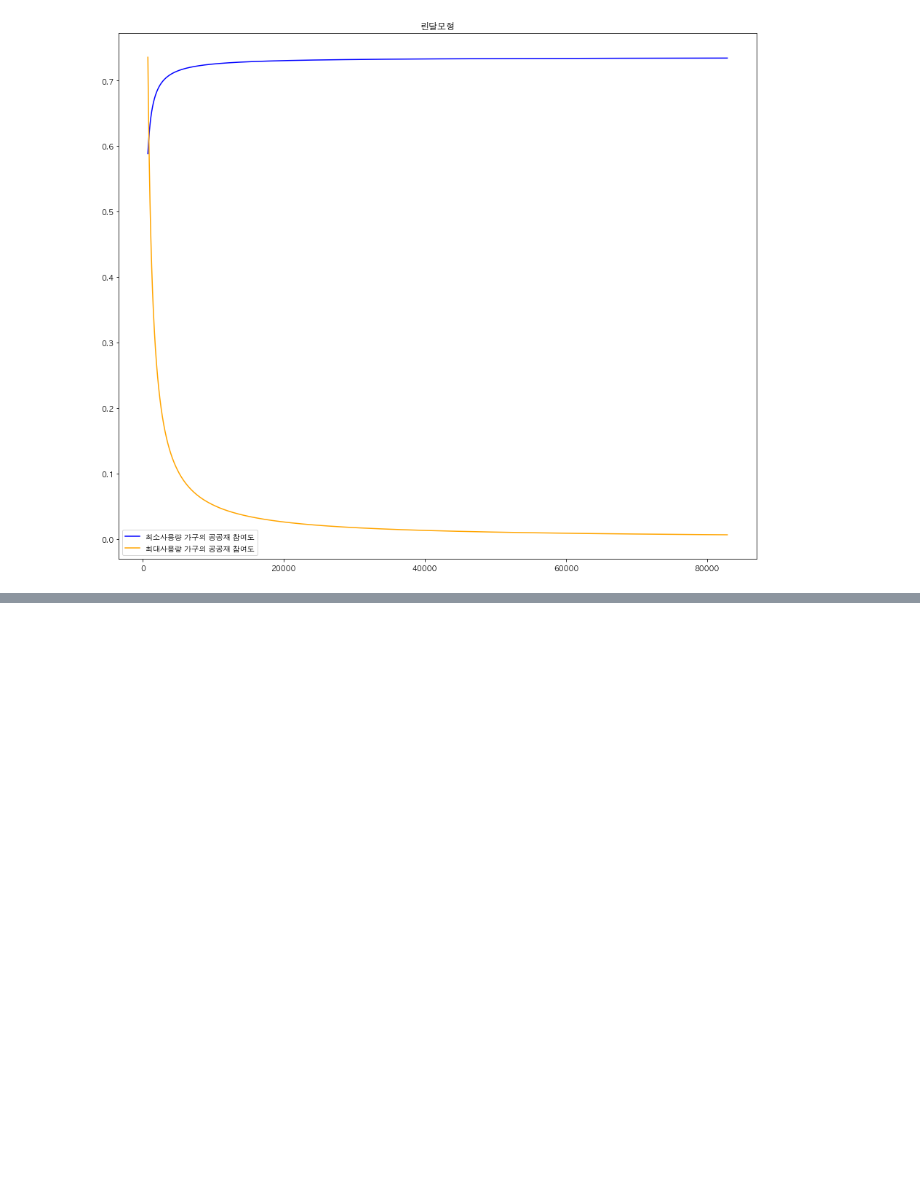
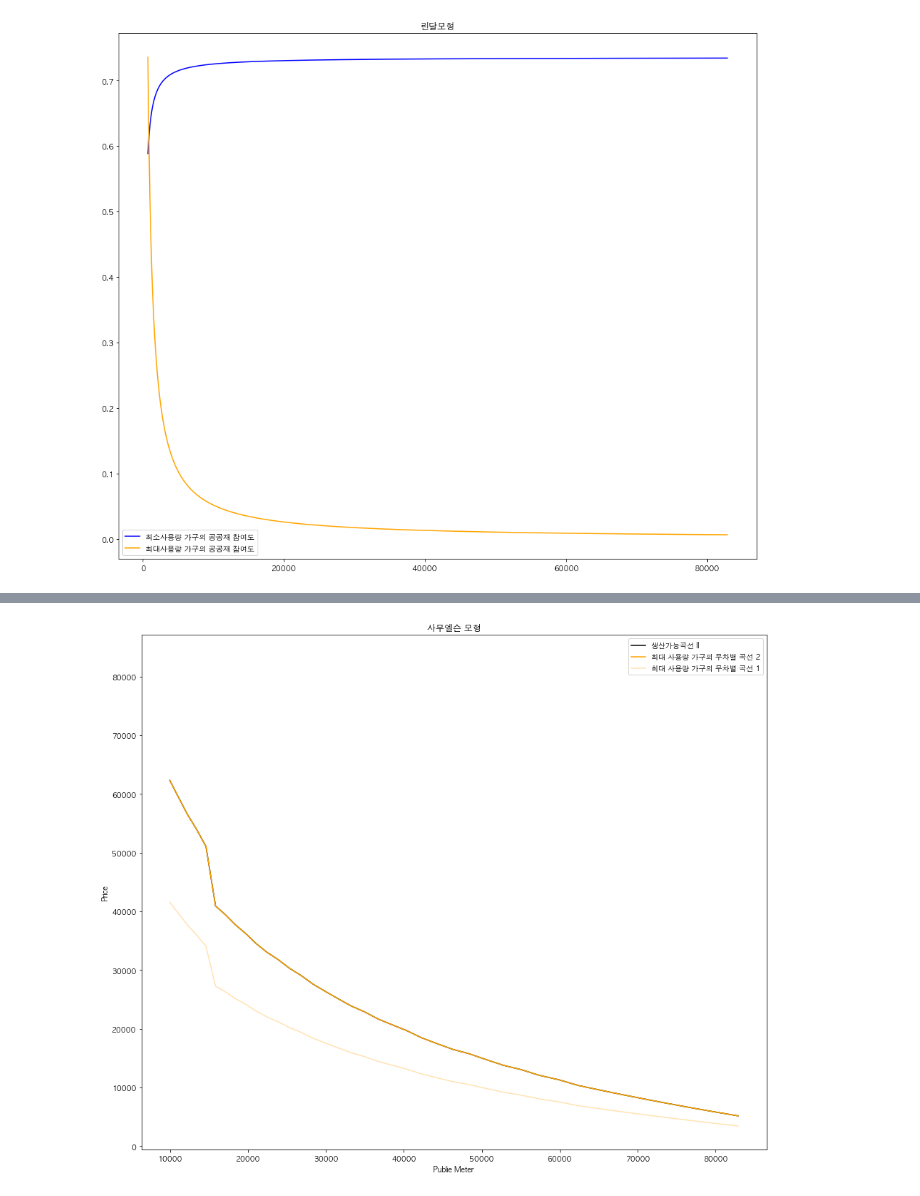
Before and after one commit to formegusto/rate-contract-proto, a Jupyter notebook: Public Goods Shape.ipynb, the cells around one changed output, grey strips where cells are left out. Cells and saved outputs as stored; diff of their text form; code cells hidden in the pictures; blank space fills up the shorter version.

```diff
--- a/Public Goods Shape.ipynb
+++ b/Public Goods Shape.ipynb
@@ -1134,0 +915,17 @@ plt.plot(public_x, ps_households[:30])
+# %%
+rate_arr = np.flip(np.array(prevail_report_df['단일계약 공동설비요금'].values) * 2)
+bad_rate_arr = rate_arr - np.flip(bad_household_info)
+elec_arr = np.array(basic_report_df['PUBLIC METER'].values)[:len(rate_arr)]
+reverse_household_info = np.flip(min_household_info)
+
+plt.plot(elec_arr, rate_arr, label="", color="black", alpha=0)
+plt.plot(elec_arr, bad_rate_arr, label="생산가능곡선 II", color="black")
+plt.plot(elec_arr, reverse_household_info + (bad_rate_arr - reverse_household_info), label="최대 사용량 가구의 무차별 곡선 2", color="orange", alpha=1)
+plt.plot(elec_arr, reverse_household_info, label="최대 사용량 가구의 무차별 곡선 1", color="orange", alpha=0.3)
+plt.xlabel("Publie Meter")
+plt.ylabel("Price")
+plt.title("사무엘슨 모형")
+plt.legend()
+plt.show()
+# %% [output]
+[figure, added]
```
Also changed, not shown: parts of 24 cells of this notebook.
